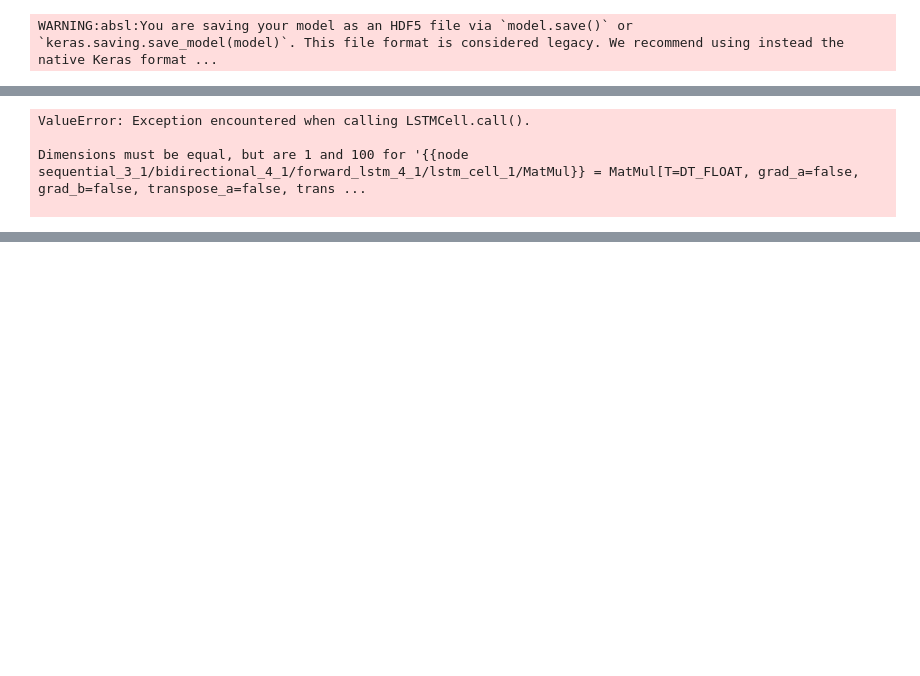
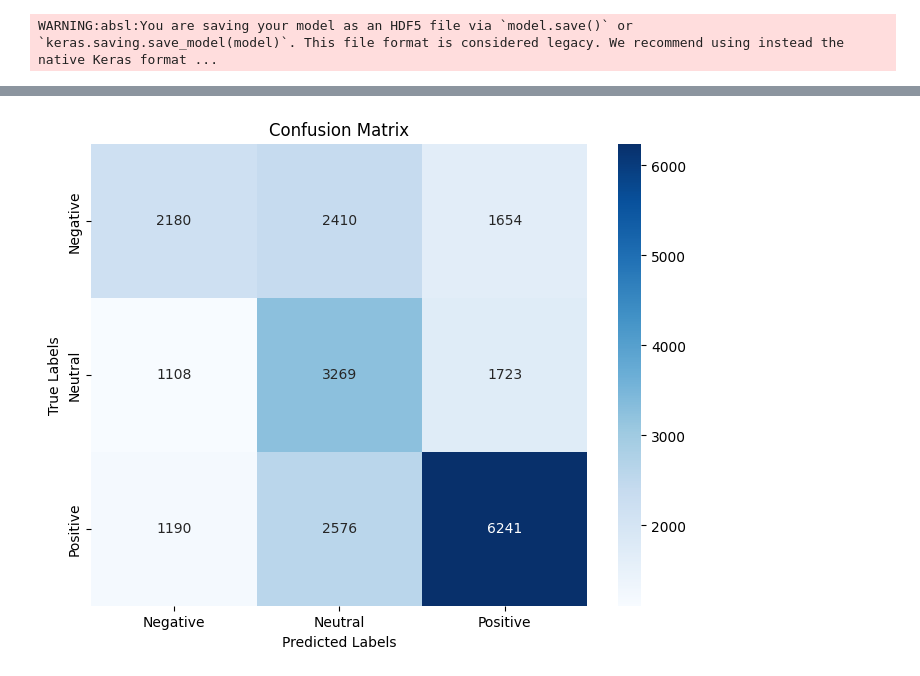
Before and after one commit to rachit-bhatt/Emotion-Detection, a Jupyter notebook: lstm.ipynb, the cells around one changed output, grey strips where cells are left out. Drawn from its saved outputs; the diff is of its cells as text; code cells hidden in the pictures; blank space fills up the shorter version.

```diff
--- a/lstm.ipynb
+++ b/lstm.ipynb
@@ -818,19 +667,26 @@ def predict_sentiment(model, tokenizer, text, label_encoder, max_length):
     predicted_label = label_encoder.inverse_transform([predicted_label_index])[0]
 
     return predicted_label
-# %%
-random_text = "This product is amazing! I loved it."
-max_length = 100  # Replace with the actual max_length used during training
-
-# Predict using BiLSTM model
-bilstm_sentiment = predict_sentiment(bilstm_model, tokenizer, random_text, label_encoder, max_length)
-print(f"BiLSTM Model Predicted Sentiment: {bilstm_sentiment}")
-
-# Predict using LSTM+GRU model
-lstm_gru_sentiment = predict_sentiment(model, tokenizer, random_text, label_encoder, max_length)
-print(f"LSTM+GRU Model Predicted Sentiment: {lstm_gru_sentiment}")
-# %% [output]
-ValueError: Exception encountered when calling LSTMCell.call().
-
-Dimensions must be equal, but are 1 and 100 for '{{node sequential_3_1/bidirectional_4_1/forward_lstm_4_1/lstm_cell_1/MatMul}} = MatMul[T=DT_FLOAT, grad_a=false, grad_b=false, transpose_a=false, trans ...
-
+# %%
+from sklearn.metrics import confusion_matrix
+import matplotlib.pyplot as plt
+import seaborn as sns
+import numpy as np
+
+# Get the predicted class labels from the model
+y_pred = np.argmax(model.predict(X_test), axis=1)
+
+# Get the true class labels
+y_test_labels = np.argmax(y_test_encoded, axis=1)
+
+# Create the confusion matrix
+cm = confusion_matrix(y_test_labels, y_pred)
+
+# Plot the confusion matrix using seaborn heatmap
+plt.figure(figsize=(8, 6))
+sns.heatmap(cm, annot=True, fmt="d", cmap="Blues",xticklabels=['Negative', 'Neutral', 'Positive'], yticklabels=['Negative', 'Neutral', 'Positive'])
+plt.title('Confusion Matrix')
+plt.xlabel('Predicted Labels')
+plt.ylabel('True Labels')
+plt.show()
+# %% [output]
@@ -836,0 +694 @@ Dimensions must be equal, but are 1 and 100 for '{{node sequential_3_1/bidirecti
+[figure, added]
```
Also changed, not shown: parts of 16 cells of this notebook, 14 other files.
